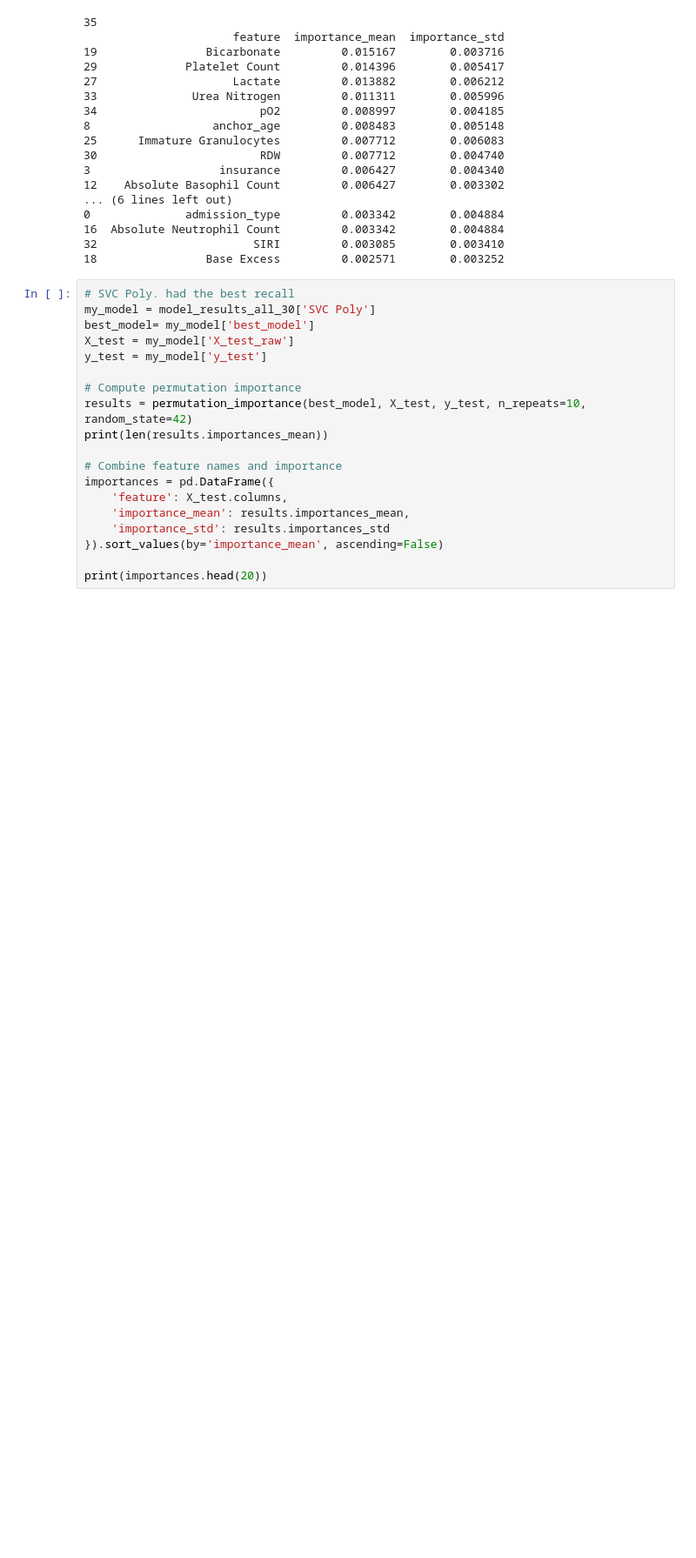
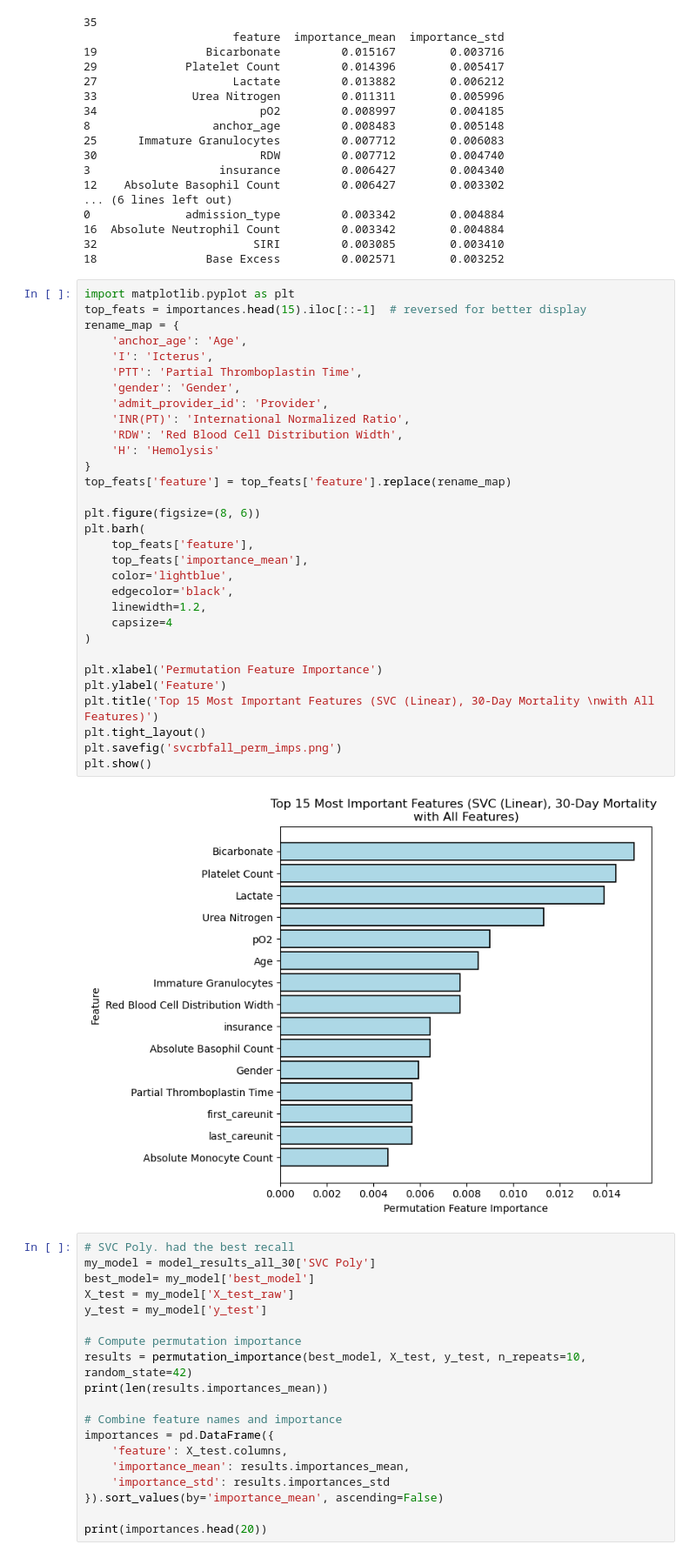
Before and after one commit to roshanparikh/codedependency, a Jupyter notebook: results.ipynb, the cells around one changed output. Shown at 87% size. Saved outputs shown, nothing was run; the diff lists cells and outputs as text; blank space fills up the shorter version.

Commit message:
more graphs

```diff
--- a/results.ipynb
+++ b/results.ipynb
@@ -457,6 +457,39 @@ print(importances.head(20))
 16  Absolute Neutrophil Count         0.003342        0.004884
 32                       SIRI         0.003085        0.003410
 18                Base Excess         0.002571        0.003252
+# %%
+import matplotlib.pyplot as plt
+top_feats = importances.head(15).iloc[::-1]  # reversed for better display
+rename_map = {
+    'anchor_age': 'Age',
+    'I': 'Icterus',
+    'PTT': 'Partial Thromboplastin Time',
+    'gender': 'Gender',
+    'admit_provider_id': 'Provider',
+    'INR(PT)': 'International Normalized Ratio',
+    'RDW': 'Red Blood Cell Distribution Width',
+    'H': 'Hemolysis'
+}
+top_feats['feature'] = top_feats['feature'].replace(rename_map)
+
+plt.figure(figsize=(8, 6))
+plt.barh(
+    top_feats['feature'],
+    top_feats['importance_mean'],
+    color='lightblue',
+    edgecolor='black',
+    linewidth=1.2,
+    capsize=4
+)
+
+plt.xlabel('Permutation Feature Importance')
+plt.ylabel('Feature')
+plt.title('Top 15 Most Important Features (SVC (Linear), 30-Day Mortality \nwith All Features)')
+plt.tight_layout()
+plt.savefig('svcrbfall_perm_imps.png')
+plt.show()
+# %% [output]
+[figure, added]
 # %%
 # SVC Poly. had the best recall
 my_model = model_results_all_30['SVC Poly']
```
Also changed, not shown: parts of 2 cells of this notebook, 3 other files.
